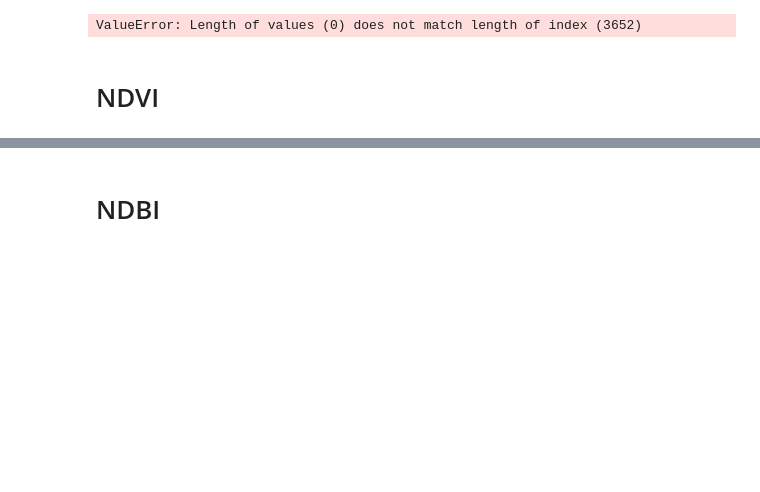
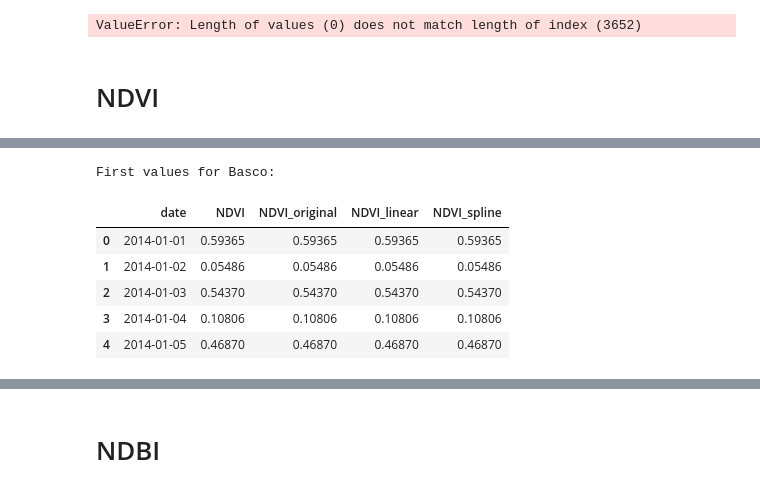
Before and after one commit to machiwao/CCTHESS1-CCTHESS2-Dev-and-Docs, a Jupyter notebook: ERA5_NDVI_NDBI_ALBEDO_Data Scraping.ipynb, the cells around one changed output, grey strips where cells are left out. Cells and saved outputs as stored; diff of their text form; code cells hidden in the pictures; blank space fills up the shorter version.

```diff
--- a/ERA5_NDVI_NDBI_ALBEDO_Data Scraping.ipynb
+++ b/ERA5_NDVI_NDBI_ALBEDO_Data Scraping.ipynb
@@ -325,0 +219,17 @@ Extracting data for Ambulong...
+# %%
+cloud_project = 'data-scrapping-470316'
+
+try:
+  ee.Initialize(project=cloud_project)
+except:
+  ee.Authenticate()
+  ee.Initialize(project=cloud_project)
+
+stations = {
+  "Basco": ee.Geometry.Point([121.970536, 20.427284]).buffer(25000),
+  "Baler": ee.Geometry.Point([121.632028, 15.748809]).buffer(25000),
+  "Ambulong": ee.Geometry.Point([121.0552444, 14.09008056]).buffer(25000),
+  "Cabanatuan": ee.Geometry.Point([120.951143, 15.470387]).buffer(25000)
+}
+start_date = "2014-01-01"
+end_date   = "2024-01-01"
@@ -325,0 +305,16 @@ Extracting data for Ambulong...
+# %%
+# Check the first few rows of one of the dataframes
+if all_dfs:
+    first_station = list(all_dfs.keys())[0]
+    print(f"First values for {first_station}:")
+    display(all_dfs[first_station].head())
+else:
+    print("No dataframes were processed.")
+# %% [output]
+First values for Basco:
+|  | date | NDVI | NDVI_original | NDVI_linear | NDVI_spline |
+| 0 | 2014-01-01 | 0.59365 | 0.59365 | 0.59365 | 0.59365 |
+| 1 | 2014-01-02 | 0.05486 | 0.05486 | 0.05486 | 0.05486 |
+| 2 | 2014-01-03 | 0.54370 | 0.54370 | 0.54370 | 0.54370 |
+| 3 | 2014-01-04 | 0.10806 | 0.10806 | 0.10806 | 0.10806 |
+| 4 | 2014-01-05 | 0.46870 | 0.46870 | 0.46870 | 0.46870 |
```
Also changed, not shown: parts of 12 cells of this notebook.
